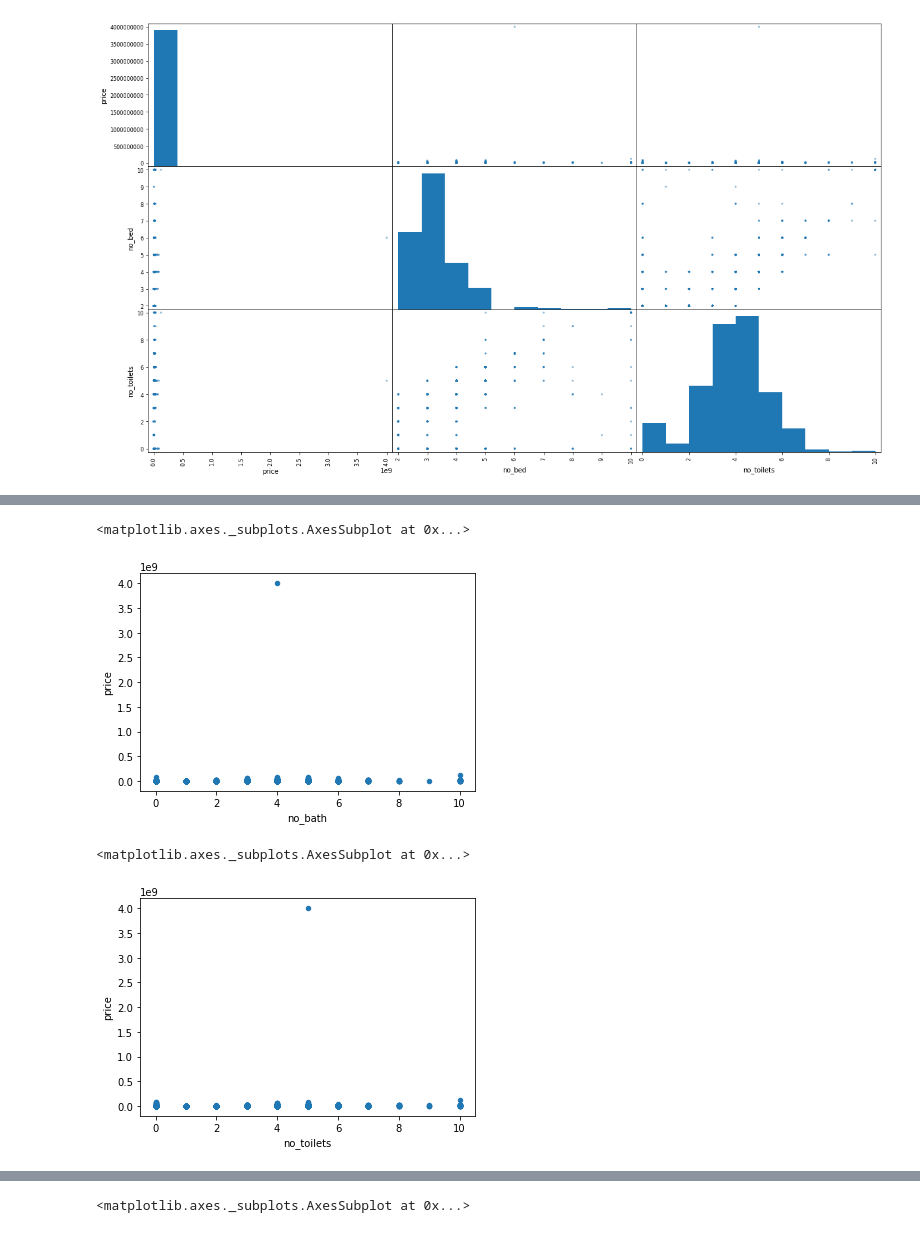
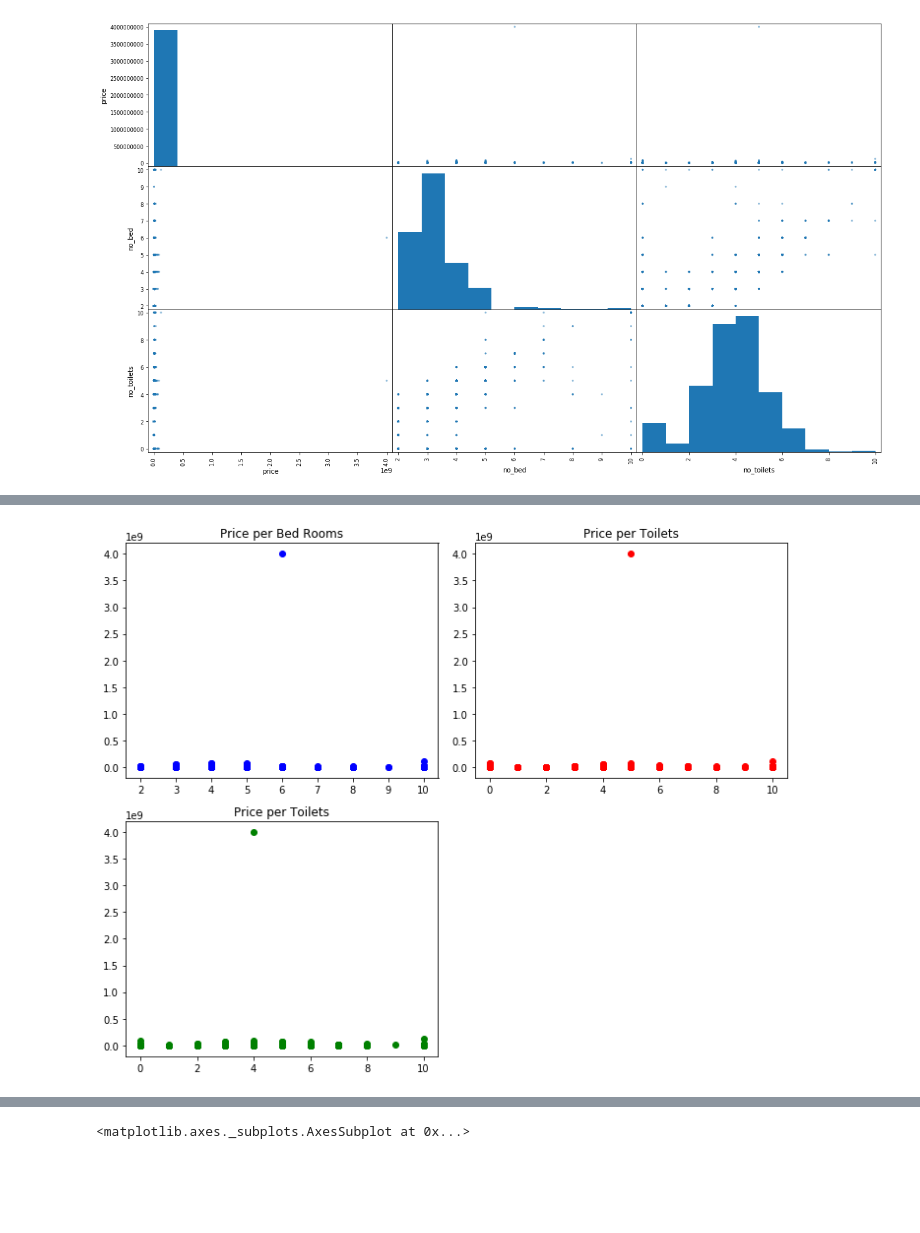
Before and after one commit to victorlenerd/lagos_housing, a Jupyter notebook: lagos_housing.ipynb, the cells around one changed output, grey strips where cells are left out. Saved outputs shown, nothing was run; the diff lists cells and outputs as text; code cells hidden in the pictures; blank space fills up the shorter version.

Commit message:
Playing with visualizations

```diff
--- a/lagos_housing.ipynb
+++ b/lagos_housing.ipynb
@@ -160,10 +156,19 @@ data.plot.scatter(x='no_bed', y='price')
-# %%
-data.plot.scatter(x='no_bath', y='price')
-# %% [output]
-<matplotlib.axes._subplots.AxesSubplot at 0x...>
-[figure, removed]
-# %%
-data.plot.scatter(x='no_toilets', y='price')
-# %% [output]
-<matplotlib.axes._subplots.AxesSubplot at 0x...>
-[figure, removed]
+# %%
+plt.figure(figsize=(10,8))
+
+plt.subplot(2, 2, 1)
+plt.scatter(data['no_bed'], data['price'], color='blue')
+plt.title('Price per Bed Rooms')
+
+plt.subplot(2, 2, 2)
+plt.scatter(data['no_toilets'], data['price'], color='red')
+plt.title('Price per Toilets')
+
+plt.subplot(2, 2, 3)
+plt.scatter(data['no_bath'], data['price'], color='green')
+plt.title('Price per Toilets')
+
+plt.tight_layout()
+plt.show()
+# %% [output]
+[figure, added]
```
Also changed, not shown: parts of 5 cells of this notebook.
